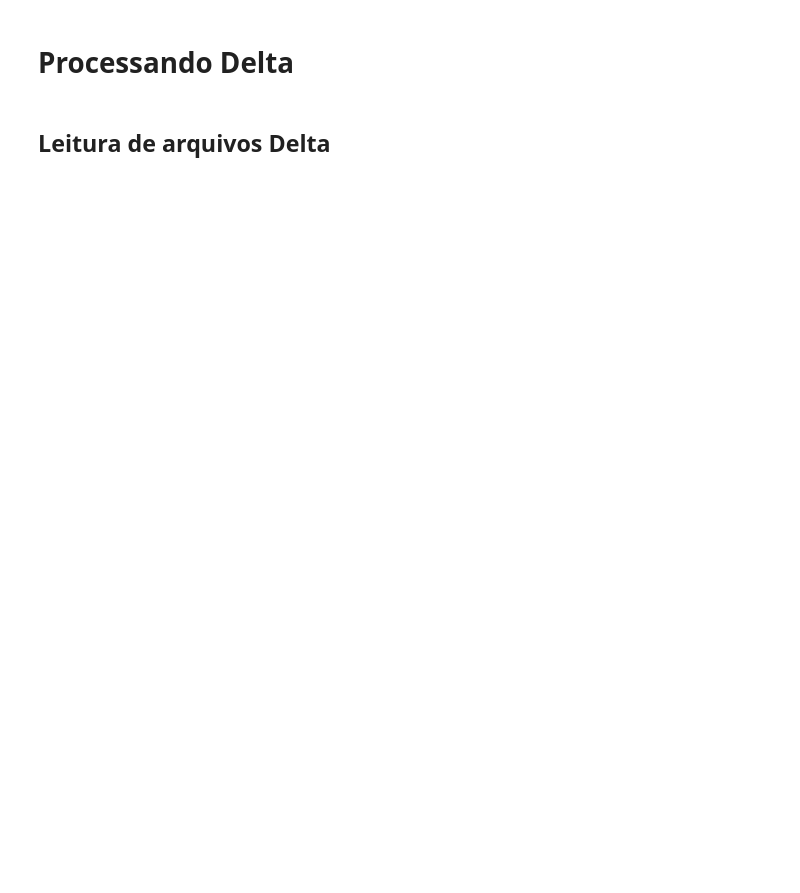
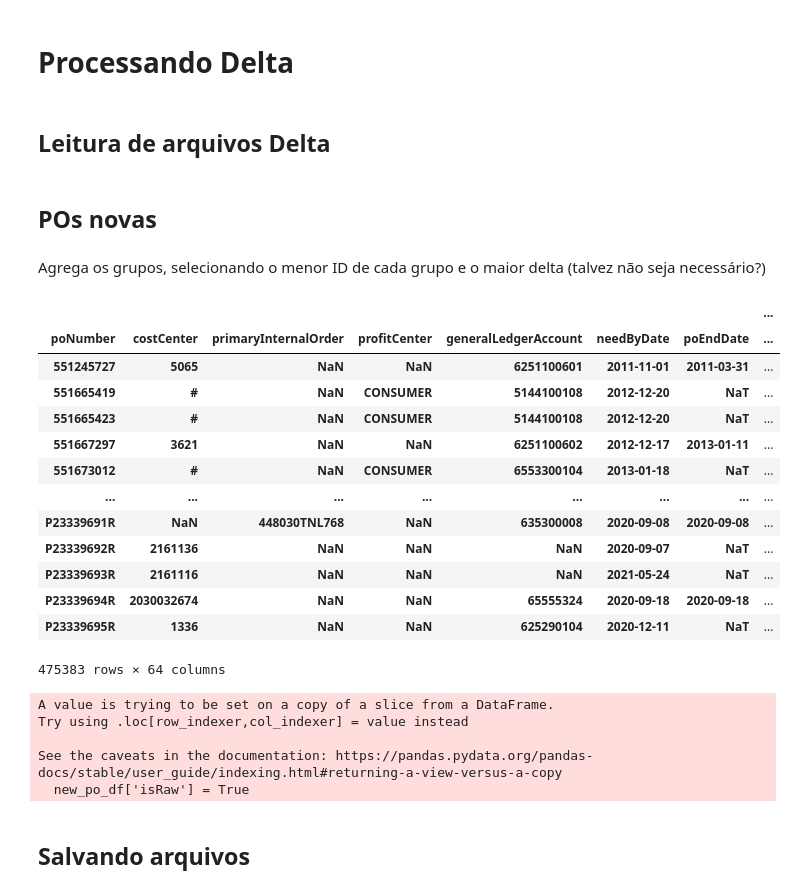
Before and after one commit to GabrielCorts/psu-jnj-data-optimization, a Jupyter notebook: main.ipynb, the cells around one changed output. Drawn from its saved outputs; the diff is of its cells as text; code cells hidden in the pictures; blank space fills up the shorter version.

Commit message:
processing new POs from delta files

```diff
--- a/main.ipynb
+++ b/main.ipynb
@@ -14,7 +14,7 @@ if glob.glob('./data/files_processed.txt'):
             files_processed += row
 
 files_full = [file for file in glob.glob('./data/full/*.txt') if file not in files_processed]
-files_delta = [file for file in glob.glob('./data/delta/*.txt') if file not in files_processed]
+files_delta = [file for file in glob.glob('./data/delta/cvtJnJVisionDelta09*.txt') if file not in files_processed]
 files = files_full + files_delta
 # %% [markdown]
 # Raw data
@@ -225,12 +220,3 @@ if not df.empty:
 # Processando Delta
 # %% [markdown]
 ## Leitura de arquivos Delta
-# %%
-df_vec = []
-
-for file in files_delta:
-    df_vec.append(pd.read_csv(file, sep='|', dtype=col_types.types_dict, parse_dates=col_types.parse_dates))
-
-if df_vec:
-    df = pd.concat(df_vec)
-    df = df.reset_index(drop=True)
@@ -238,0 +249,32 @@ df
+# %% [markdown]
+## POs novas
+# %%
+if delta_df_vec:
+
+    accrual = delta_raw_df.groupby(['poNumber', 'poLineNumber', 'splitLineNumber'], dropna=False)
+
+    #Conta quantas vezes a PO se repete para ver se é nova ou editada
+    delta_raw_df['count'] = accrual['poId'].transform('count')
+    new_po_df = delta_raw_df.loc[(delta_raw_df['count'] == 1) & (delta_raw_df['delta'] == -2)]
+    new_po_df['delta'] = -1
+    new_po_df['isRaw'] = True
+    del new_po_df['poId']
+    del new_po_df['count']
+# %%
+#POs que já existiam
+old_po_df = accruedDataJnJ_df.loc[accruedDataJnJ_df['delta'] == accruedDataJnJ_df['delta'].max()]
+
+#POs que já existiam concatenadas com POs novas
+to_accrual_df = pd.concat([old_po_df, new_po_df])
+
+#Agrupando as POs
+new_accrual = to_accrual_df.groupby(['poNumber', 'costCenter', 'primaryInternalOrder',
+    'profitCenter', 'generalLedgerAccount', 'needByDate',
+    'poEndDate', 'poStartDate', 'receivableIndicator',
+    'projectWbs', 'matOrSrc'], dropna=False)
+
+#Salva o menor id dos grupos nas novas POs
+to_accrual_df['id'] = new_accrual['id'].transform('min')
+new_po_df = to_accrual_df.loc[to_accrual_df['delta'] == -1]
+# %% [markdown]
+Agrega os grupos, selecionando o menor ID de cada grupo e o maior delta (talvez não seja necessário?)
@@ -238,0 +366,31 @@ df
+# %%
+new_accrued_df
+# %% [output]
+|  |  |  |  |  |  |  | ... |
+| poNumber | costCenter | primaryInternalOrder | profitCenter | generalLedgerAccount | needByDate | poEndDate | ... |
+| 551245727 | 5065 | NaN | NaN | 6251100601 | 2011-11-01 | 2011-03-31 | ... |
+| 551665419 | # | NaN | CONSUMER | 5144100108 | 2012-12-20 | NaT | ... |
+| 551665423 | # | NaN | CONSUMER | 5144100108 | 2012-12-20 | NaT | ... |
+| 551667297 | 3621 | NaN | NaN | 6251100602 | 2012-12-17 | 2013-01-11 | ... |
+| 551673012 | # | NaN | CONSUMER | 6553300104 | 2013-01-18 | NaT | ... |
+| ... | ... | ... | ... | ... | ... | ... | ... |
+| P23339691R | NaN | 448030TNL768 | NaN | 635300008 | 2020-09-08 | 2020-09-08 | ... |
+| P23339692R | 2161136 | NaN | NaN | NaN | 2020-09-07 | NaT | ... |
+| P23339693R | 2161116 | NaN | NaN | NaN | 2021-05-24 | NaT | ... |
+| P23339694R | 2030032674 | NaN | NaN | 65555324 | 2020-09-18 | 2020-09-18 | ... |
+| P23339695R | 1336 | NaN | NaN | 625290104 | 2020-12-11 | NaT | ... |
+475383 rows × 64 columns
+# %%
+new_po_df['isRaw'] = True
+new_accrued_df['isRaw'] = False
+
+final_df = pd.concat([accruedDataJnJ_df, new_po_df, new_accrued_df])
+final_df = final_df.reset_index(drop=True)
+# %% [output]
+A value is trying to be set on a copy of a slice from a DataFrame.
+Try using .loc[row_indexer,col_indexer] = value instead
+
+See the caveats in the documentation: https://pandas.pydata.org/pandas-docs/stable/user_guide/indexing.html#returning-a-view-versus-a-copy
+  new_po_df['isRaw'] = True
+# %% [markdown]
+## Salvando arquivos
```
Also changed, not shown: parts of 16 cells of this notebook, 1 other file.
